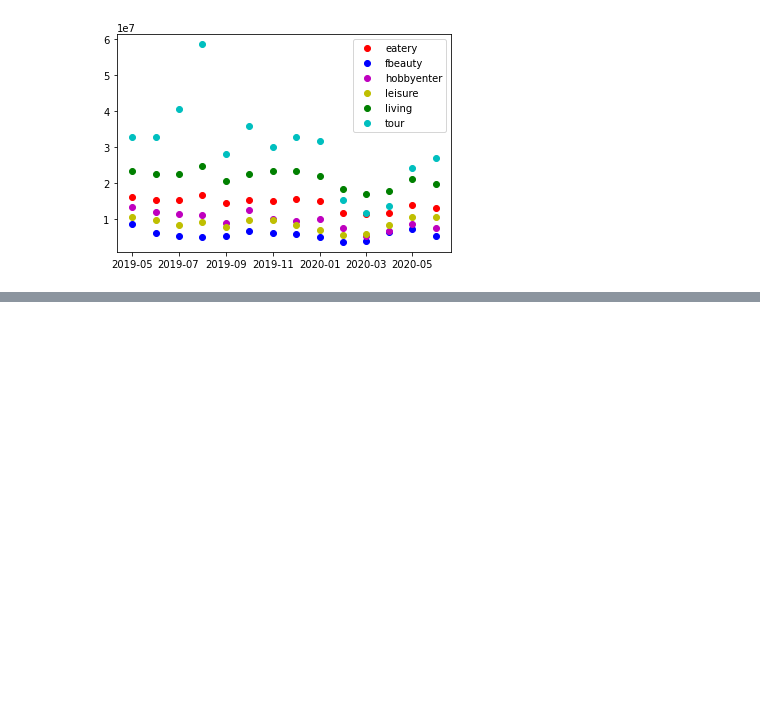
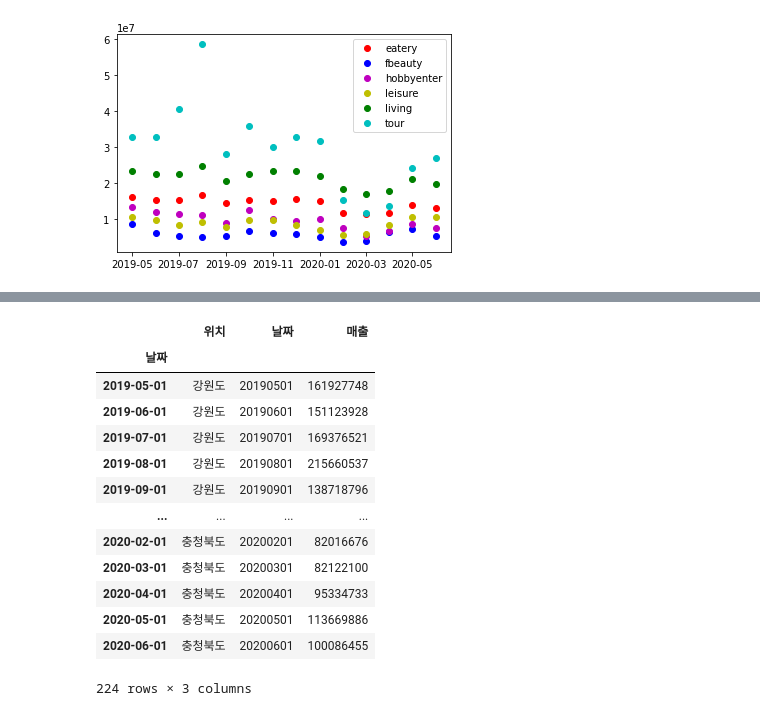
Before and after one commit to ssilb4/colab, a Jupyter notebook: jeju_datalab.ipynb, the cells around one changed output, grey strips where cells are left out. Drawn from its saved outputs; the diff is of its cells as text; code cells hidden in the pictures; blank space fills up the shorter version.

```diff
--- a/jeju_datalab.ipynb
+++ b/jeju_datalab.ipynb
@@ -68,0 +67,17 @@ Name: 업종, dtype: object
+# %%
+df_group
+# %% [output]
+|  | 위치 | 날짜 | 매출 |
+| 날짜 |  |  |  |
+| 2019-05-01 | 강원도 | 20190501 | 161927748 |
+| 2019-06-01 | 강원도 | 20190601 | 151123928 |
+| 2019-07-01 | 강원도 | 20190701 | 169376521 |
+| 2019-08-01 | 강원도 | 20190801 | 215660537 |
+| 2019-09-01 | 강원도 | 20190901 | 138718796 |
+| ... | ... | ... | ... |
+| 2020-02-01 | 충청북도 | 20200201 | 82016676 |
+| 2020-03-01 | 충청북도 | 20200301 | 82122100 |
+| 2020-04-01 | 충청북도 | 20200401 | 95334733 |
+| 2020-05-01 | 충청북도 | 20200501 | 113669886 |
+| 2020-06-01 | 충청북도 | 20200601 | 100086455 |
+224 rows × 3 columns
```
Also changed, not shown: parts of 6 cells of this notebook.
